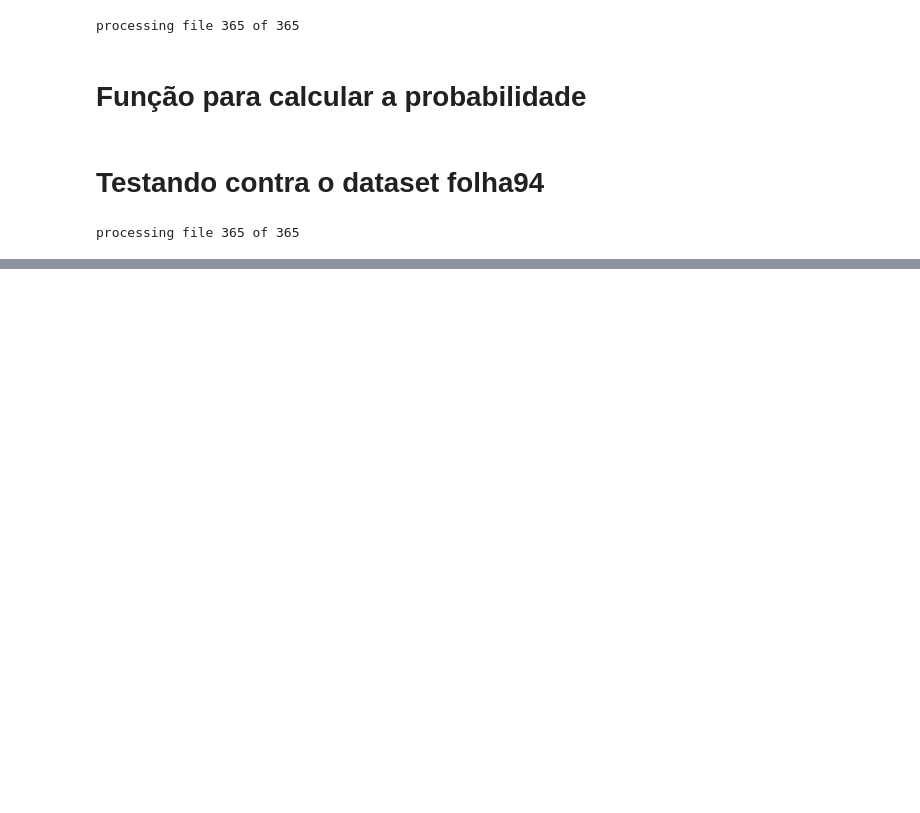
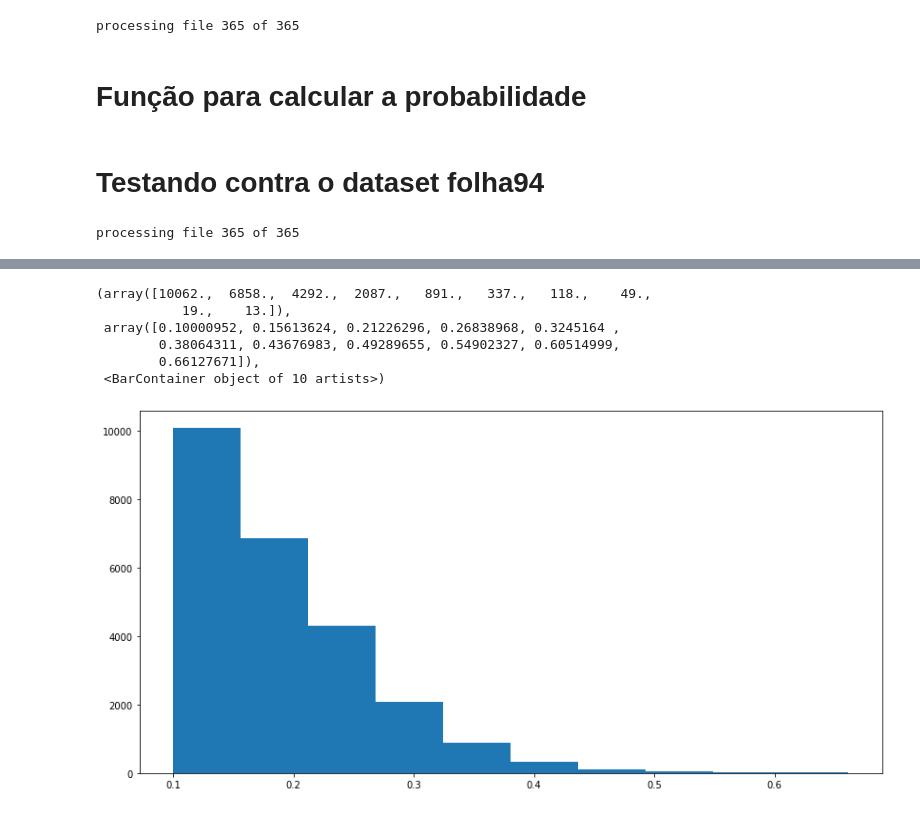
Before and after one commit to Jvictor97/3-Gram, a Jupyter notebook: Trabalho4.ipynb, the cells around one changed output, grey strips where cells are left out. Saved outputs shown, nothing was run; the diff lists cells and outputs as text; code cells hidden in the pictures; blank space fills up the shorter version.

```diff
--- a/Trabalho4.ipynb
+++ b/Trabalho4.ipynb
@@ -203,0 +181,11 @@ sentences[160]
+# %%
+plt.figure(figsize=(14,7))
+plt.hist(data)
+# %% [output]
+(array([10062.,  6858.,  4292.,  2087.,   891.,   337.,   118.,    49.,
+           19.,    13.]),
+ array([0.10000952, 0.15613624, 0.21226296, 0.26838968, 0.3245164 ,
+        0.38064311, 0.43676983, 0.49289655, 0.54902327, 0.60514999,
+        0.66127671]),
+ <BarContainer object of 10 artists>)
+[figure, added]
```
Also changed, not shown: parts of 15 cells of this notebook.
